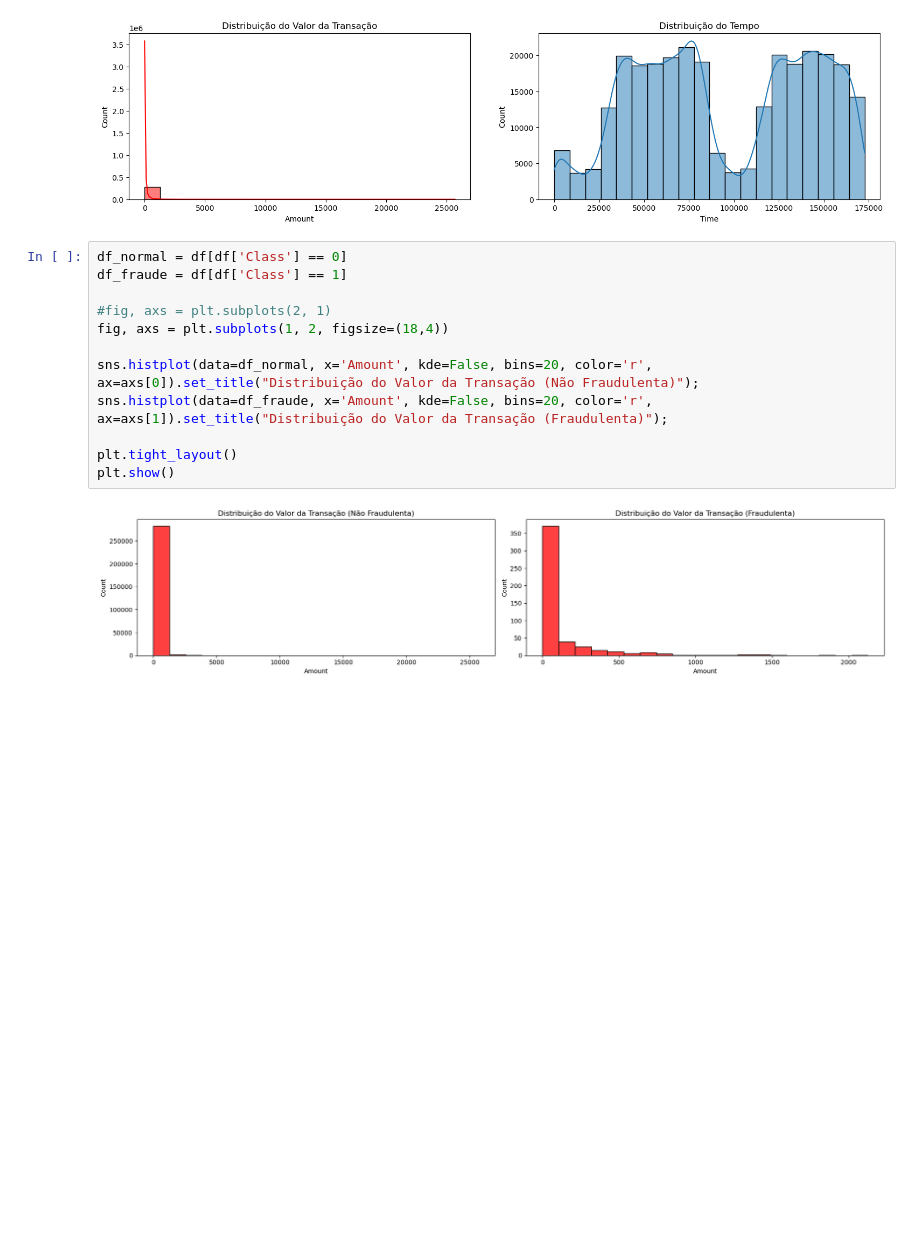
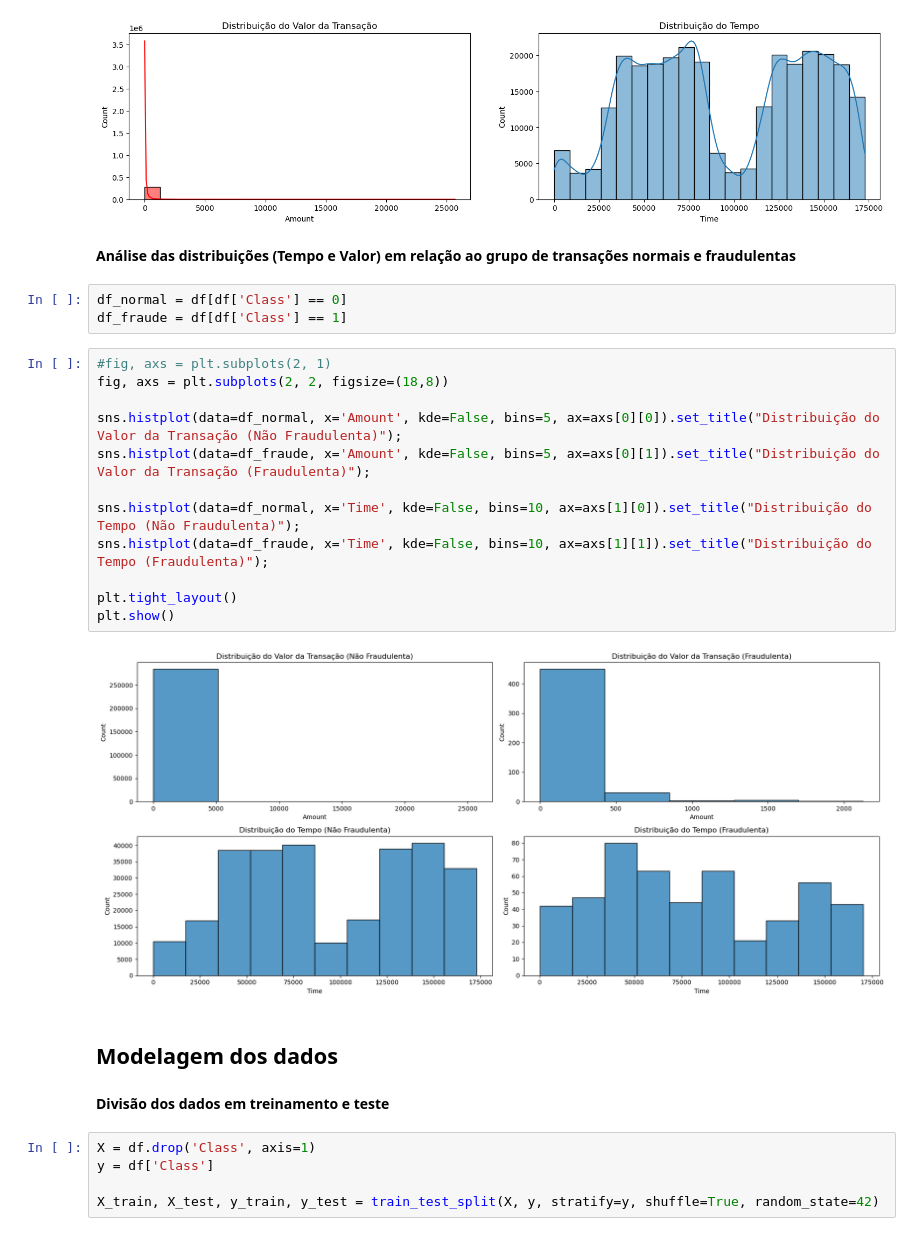
Before and after one commit to andressagomes26/credit_card_fraud_detection, a Jupyter notebook: analise_fraude_cartao_credito.ipynb, the cells around one changed output. Cells and saved outputs as stored; diff of their text form; blank space fills up the shorter version.

```diff
--- a/analise_fraude_cartao_credito.ipynb
+++ b/analise_fraude_cartao_credito.ipynb
@@ -198,17 +193,31 @@ sns.histplot(data=df, x='Time', kde=True,  ax=axs[1], bins=20).set_title("Distri
 # %% [output]
 Text(0.5, 1.0, 'Distribuição do Tempo')
 [figure]
+# %% [markdown]
+**Análise das distribuições (Tempo e Valor) em relação ao grupo de transações normais e fraudulentas**
+# %%
+df_normal = df[df['Class'] == 0]
+df_fraude = df[df['Class'] == 1]
 # %%
-df_normal = df[df['Class'] == 0]
-df_fraude = df[df['Class'] == 1]
+#fig, axs = plt.subplots(2, 1)
+fig, axs = plt.subplots(2, 2, figsize=(18,8))
 
-#fig, axs = plt.subplots(2, 1)
-fig, axs = plt.subplots(1, 2, figsize=(18,4))
+sns.histplot(data=df_normal, x='Amount', kde=False, bins=5, ax=axs[0][0]).set_title("Distribuição do Valor da Transação (Não Fraudulenta)");
+sns.histplot(data=df_fraude, x='Amount', kde=False, bins=5, ax=axs[0][1]).set_title("Distribuição do Valor da Transação (Fraudulenta)");
 
-sns.histplot(data=df_normal, x='Amount', kde=False, bins=20, color='r',  ax=axs[0]).set_title("Distribuição do Valor da Transação (Não Fraudulenta)");
-sns.histplot(data=df_fraude, x='Amount', kde=False, bins=20, color='r',  ax=axs[1]).set_title("Distribuição do Valor da Transação (Fraudulenta)");
+sns.histplot(data=df_normal, x='Time', kde=False, bins=10, ax=axs[1][0]).set_title("Distribuição do Tempo (Não Fraudulenta)");
+sns.histplot(data=df_fraude, x='Time', kde=False, bins=10, ax=axs[1][1]).set_title("Distribuição do Tempo (Fraudulenta)");
 
 plt.tight_layout()
 plt.show()
 # %% [output]
-[figure, old version]
+[figure, new version]
+# %% [markdown]
+## Modelagem dos dados
+# %% [markdown]
+**Divisão dos dados em treinamento e teste**
+# %%
+X = df.drop('Class', axis=1)
+y = df['Class']
+
+X_train, X_test, y_train, y_test = train_test_split(X, y, stratify=y, shuffle=True, random_state=42)
```
Also changed, not shown: parts of 31 cells of this notebook.
